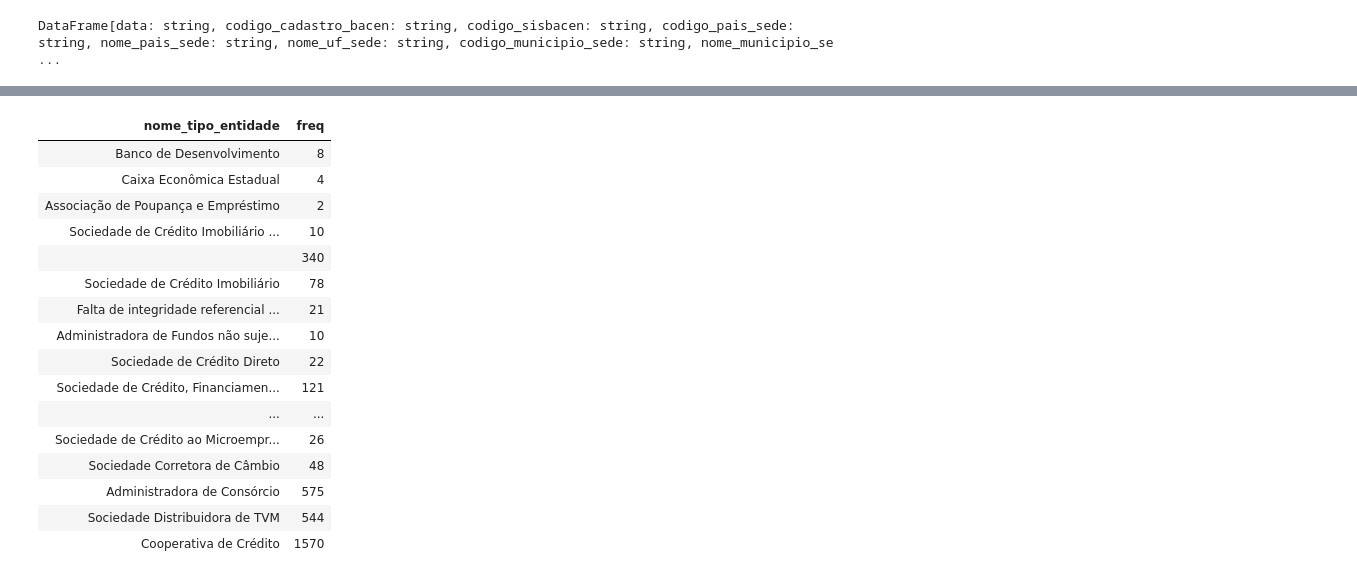
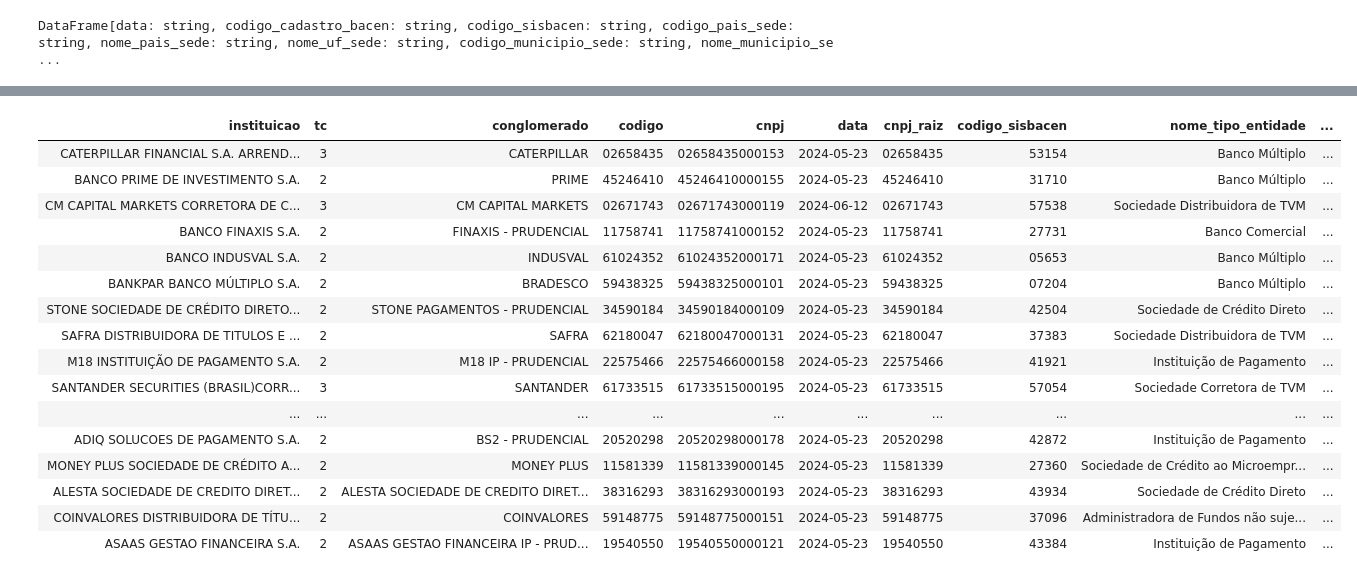
Before and after one commit to daiane0/Dados_financeiros, a Jupyter notebook: workflows/etl/etl_dim_empresa.ipynb, the cells around one changed output, grey strips where cells are left out. Saved outputs shown, nothing was run; the diff lists cells and outputs as text; code cells hidden in the pictures.

```diff
--- a/workflows/etl/etl_dim_empresa.ipynb
+++ b/workflows/etl/etl_dim_empresa.ipynb
@@ -73,7 +54,7 @@ df_info_cadastral.persist()
 # %% [output]
 DataFrame[data: string, codigo_cadastro_bacen: string, codigo_sisbacen: string, codigo_pais_sede: string, nome_pais_sede: string, nome_uf_sede: string, codigo_municipio_sede: string, nome_municipio_se ...
 # %%
-df_info_cadastral_select = df_info_cadastral.select("cnpj","codigo_sisbacen", "nome_tipo_entidade", "descricao_situacao", "nome_entidade", "nome_fantasia")
+df_info_cadastral_select = df_info_cadastral.select("cnpj", "data", "cnpj_raiz", "codigo_sisbacen", "nome_tipo_entidade", "descricao_situacao", "nome_entidade", "nome_fantasia")
 
 # a = df_info_cadastral_select.sample(False, 0.1).limit(50)
 # table = tabulate(a.collect(), headers=a.columns, tablefmt='html')
@@ -81,0 +65,19 @@ df_info_cadastral_select = df_info_cadastral.select("cnpj","codigo_sisbacen", "n
+# %%
+# df_info_cadastral
+
+columns_info = df_info_cadastral_select.columns
+columns_info.remove("data")
+
+df_unique_info_ = df_info_cadastral_select.dropDuplicates(subset=columns_info)
+
+# df_demonstracao_result
+
+columns_demonstracao = df_demonstracao_result.columns
+columns_demonstracao.remove("data")
+
+df_formatado = df_demonstracao_result.withColumnRenamed("data", "data_trimestral").withColumn("codigo", F.lpad(df_demonstracao_result["codigo"], 8, '0'))
+
+df_unique_demonstracao_ = df_formatado.dropDuplicates(subset=columns_demonstracao)
+
+df_unique_info_.printSchema()
+df_unique_demonstracao_.printSchema()
@@ -82,7 +104,16 @@ df_info_cadastral_select = df_info_cadastral.select("cnpj","codigo_sisbacen", "n
+# %%
+def clean_accent_(texto):
+    return unidecode(texto) if texto else None
+
+clean_accent = F.udf(clean_accent_, F.StringType())
+
+df_unique_info = df_unique_info_.select([F.upper(F.trim(clean_accent(F.col(column)))).alias(column) for column in df_unique_info_.columns])
+
+df_unique_demonstracao = df_unique_demonstracao_.select([F.upper(F.trim(clean_accent(F.col(column)))).alias(column) for column in df_unique_demonstracao_.columns])
 # %%
-df_join_ = df_info_cadastral_select.join(df_demonstracao_result, df_info_cadastral_select["nome_entidade"] == F.trim(df_demonstracao_result["instituicao"]), "full_outer")\
-.select(df_demonstracao_result["instituicao"], df_demonstracao_result["tc"], df_demonstracao_result["conglomerado"], df_demonstracao_result["codigo"],\
-        *df_info_cadastral_select.columns)
+df_join_ = df_unique_info.join(df_unique_demonstracao, df_unique_info["cnpj_raiz"] == F.trim(df_unique_demonstracao["codigo"]), "full_outer")\
+.select(df_unique_demonstracao["instituicao"], df_unique_demonstracao["tc"], df_unique_demonstracao["conglomerado"], df_unique_demonstracao["codigo"],\
+        *df_unique_info.columns)
 
 df_join = df_join_.dropDuplicates()
 
@@ -206,9 +226,8 @@ display(HTML(tb_intersecao))
 # %%
-df_group_situacao = only_info_cadastral.groupBy("nome_tipo_entidade").agg(F.count("*").alias("freq"))
+df_join.printSchema()
+df_join_sample = df_join.sample(False, 0.1).limit(30)
 
-# df_group_situacao.show()
-# desc_sit = only_info_cadastral.filter(F.col("descricao_situacao") == "Autorizada em Atividade").limit(50)
+tb = tabulate(df_join_sample.collect(), headers=df_join_sample.columns, tablefmt='html')
 
-table = tabulate(df_group_situacao.collect(), headers=df_group_situacao.columns, tablefmt='html')
-display(HTML(table))
+display(HTML(tb))
 # %% [output]
@@ -217,17 +249,17 @@ display(HTML(table))
-| nome_tipo_entidade | freq |
-| Banco de Desenvolvimento | 8 |
-| Caixa Econômica Estadual | 4 |
-| Associação de Poupança e Empréstimo | 2 |
-| Sociedade de Crédito Imobiliário ... | 10 |
-|  | 340 |
-| Sociedade de Crédito Imobiliário | 78 |
-| Falta de integridade referencial ... | 21 |
-| Administradora de Fundos não suje... | 10 |
-| Sociedade de Crédito Direto | 22 |
-| Sociedade de Crédito, Financiamen... | 121 |
-| ... | ... |
-| Sociedade de Crédito ao Microempr... | 26 |
-| Sociedade Corretora de Câmbio | 48 |
-| Administradora de Consórcio | 575 |
-| Sociedade Distribuidora de TVM | 544 |
-| Cooperativa de Crédito | 1570 |
+| instituicao | tc | conglomerado | codigo | cnpj | data | cnpj_raiz | codigo_sisbacen | nome_tipo_entidade | ... |
+| CATERPILLAR FINANCIAL S.A. ARREND... | 3 | CATERPILLAR | 02658435 | 02658435000153 | 2024-05-23 | 02658435 | 53154 | Banco Múltiplo | ... |
+| BANCO PRIME DE INVESTIMENTO S.A. | 2 | PRIME | 45246410 | 45246410000155 | 2024-05-23 | 45246410 | 31710 | Banco Múltiplo | ... |
+| CM CAPITAL MARKETS CORRETORA DE C... | 3 | CM CAPITAL MARKETS | 02671743 | 02671743000119 | 2024-06-12 | 02671743 | 57538 | Sociedade Distribuidora de TVM | ... |
+| BANCO FINAXIS S.A. | 2 | FINAXIS - PRUDENCIAL | 11758741 | 11758741000152 | 2024-05-23 | 11758741 | 27731 | Banco Comercial | ... |
+| BANCO INDUSVAL S.A. | 2 | INDUSVAL | 61024352 | 61024352000171 | 2024-05-23 | 61024352 | 05653 | Banco Múltiplo | ... |
+| BANKPAR BANCO MÚLTIPLO S.A. | 2 | BRADESCO | 59438325 | 59438325000101 | 2024-05-23 | 59438325 | 07204 | Banco Múltiplo | ... |
+| STONE SOCIEDADE DE CRÉDITO DIRETO... | 2 | STONE PAGAMENTOS - PRUDENCIAL | 34590184 | 34590184000109 | 2024-05-23 | 34590184 | 42504 | Sociedade de Crédito Direto | ... |
+| SAFRA DISTRIBUIDORA DE TITULOS E ... | 2 | SAFRA | 62180047 | 62180047000131 | 2024-05-23 | 62180047 | 37383 | Sociedade Distribuidora de TVM | ... |
+| M18 INSTITUIÇÃO DE PAGAMENTO S.A. | 2 | M18 IP - PRUDENCIAL | 22575466 | 22575466000158 | 2024-05-23 | 22575466 | 41921 | Instituição de Pagamento | ... |
+| SANTANDER SECURITIES (BRASIL)CORR... | 3 | SANTANDER | 61733515 | 61733515000195 | 2024-05-23 | 61733515 | 57054 | Sociedade Corretora de TVM | ... |
+| ... | ... | ... | ... | ... | ... | ... | ... | ... | ... |
+| ADIQ SOLUCOES DE PAGAMENTO S.A. | 2 | BS2 - PRUDENCIAL | 20520298 | 20520298000178 | 2024-05-23 | 20520298 | 42872 | Instituição de Pagamento | ... |
+| MONEY PLUS SOCIEDADE DE CRÉDITO A... | 2 | MONEY PLUS | 11581339 | 11581339000145 | 2024-05-23 | 11581339 | 27360 | Sociedade de Crédito ao Microempr... | ... |
+| ALESTA SOCIEDADE DE CREDITO DIRET... | 2 | ALESTA SOCIEDADE DE CREDITO DIRET... | 38316293 | 38316293000193 | 2024-05-23 | 38316293 | 43934 | Sociedade de Crédito Direto | ... |
+| COINVALORES DISTRIBUIDORA DE TÍTU... | 2 | COINVALORES | 59148775 | 59148775000151 | 2024-05-23 | 59148775 | 37096 | Administradora de Fundos não suje... | ... |
+| ASAAS GESTAO FINANCEIRA S.A. | 2 | ASAAS GESTAO FINANCEIRA IP - PRUD... | 19540550 | 19540550000121 | 2024-05-23 | 19540550 | 43384 | Instituição de Pagamento | ... |
```
Also changed, not shown: parts of 12 cells of this notebook.
